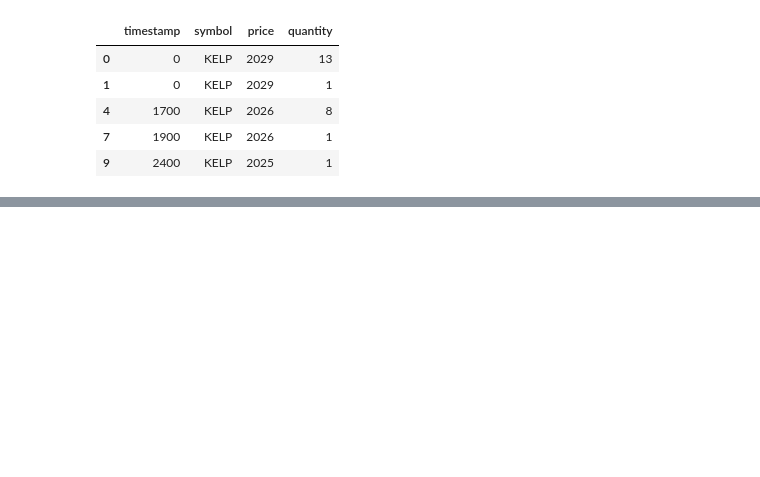
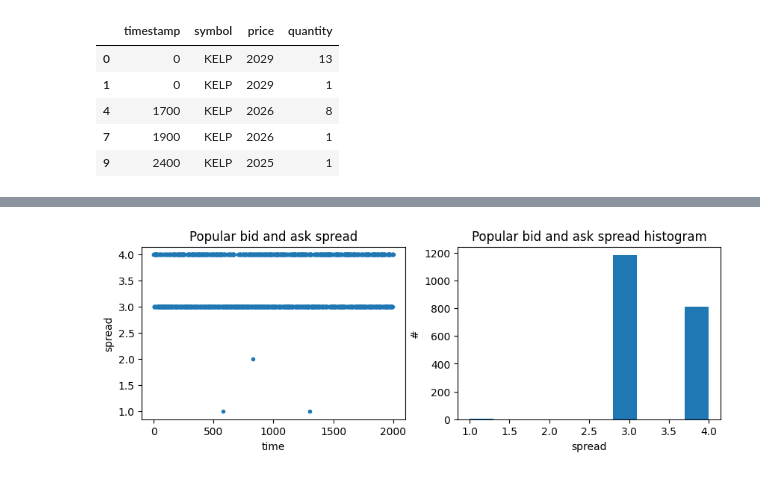
Before and after one commit to aemilani/imc-prosperity-3, a Jupyter notebook: notebooks/tutorial_round.ipynb, the cells around one changed output, grey strips where cells are left out. Cells and saved outputs as stored; diff of their text form; code cells hidden in the pictures; blank space fills up the shorter version.

```diff
--- a/notebooks/tutorial_round.ipynb
+++ b/notebooks/tutorial_round.ipynb
@@ -68,0 +182,13 @@ trades_kelp.head()
+# %%
+fig, ax = plt.subplots(1, 2, figsize=(10, 3))
+ax[0].scatter(np.arange(len(popular_ask_price)), popular_ask_price - popular_bid_price, marker='.')
+ax[0].set_title('Popular bid and ask spread')
+ax[0].set_xlabel('time')
+ax[0].set_ylabel('spread')
+ax[1].hist(popular_ask_price - popular_bid_price)
+ax[1].set_title('Popular bid and ask spread histogram')
+ax[1].set_xlabel('spread')
+ax[1].set_ylabel('#')
+plt.show()
+# %% [output]
+[figure, added]
```
Also changed, not shown: parts of 21 cells of this notebook, 1 other file.
